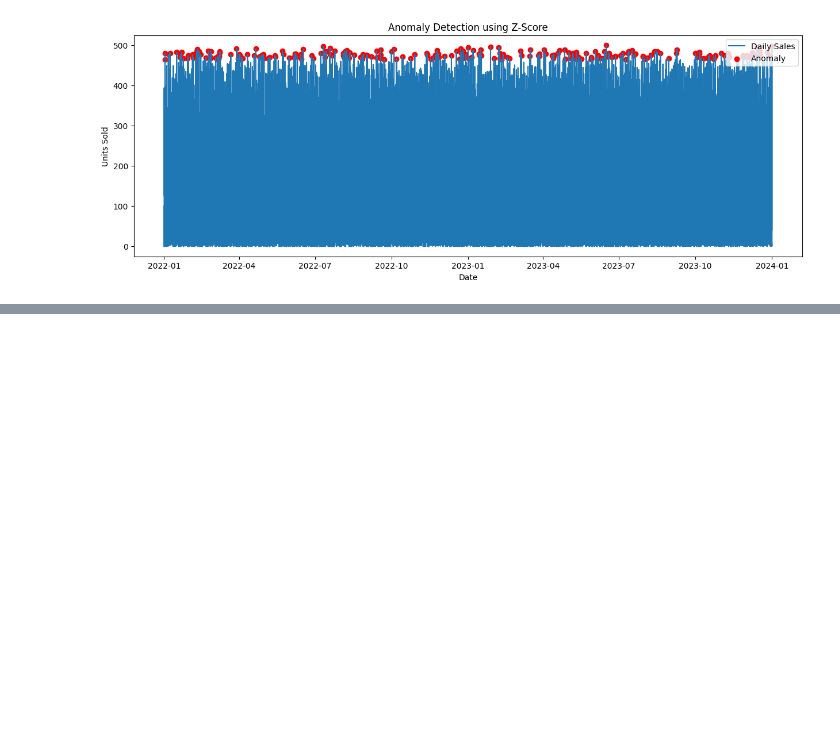
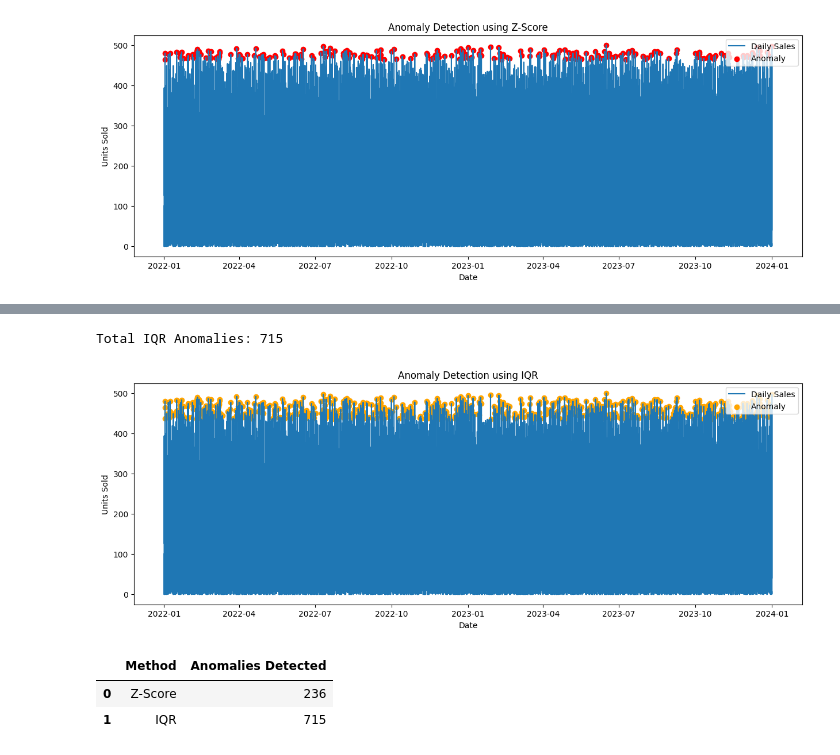
Before and after one commit to Adithyan-7/supply-chain-demand-forecasting, a Jupyter notebook: notebooks/03_anomaly_detection.ipynb, the cells around one changed output, grey strips where cells are left out. Cells and saved outputs as stored; diff of their text form; code cells hidden in the pictures; blank space fills up the shorter version.

Commit message:
Implement anomaly detection using IQR methods

```diff
--- a/notebooks/03_anomaly_detection.ipynb
+++ b/notebooks/03_anomaly_detection.ipynb
@@ -128,0 +143,8 @@ plt.show()
+# %%
+lower_bound = Q1 - 1.5 * IQR
+
+upper_bound = Q3 + 1.5 * IQR
+
+print(lower_bound)
+
+print(upper_bound)
@@ -128,0 +154,7 @@ plt.show()
+# %%
+iqr_anomalies = daily_sales[
+    (daily_sales["Units Sold"] < lower_bound)
+    |
+    (daily_sales["Units Sold"] > upper_bound)]
+
+iqr_anomalies
@@ -128,0 +175,45 @@ plt.show()
+# %%
+print("Total IQR Anomalies:", len(iqr_anomalies))
+# %% [output]
+Total IQR Anomalies: 715
+# %%
+plt.figure(figsize=(15,5))
+
+plt.plot(
+    daily_sales["Date"],
+    daily_sales["Units Sold"],
+    label="Daily Sales"
+)
+
+plt.scatter(
+    iqr_anomalies["Date"],
+    iqr_anomalies["Units Sold"],
+    color="orange",
+    label="Anomaly"
+)
+
+plt.title("Anomaly Detection using IQR")
+
+plt.xlabel("Date")
+
+plt.ylabel("Units Sold")
+
+plt.legend()
+
+plt.show()
+# %% [output]
+[figure, added]
+# %%
+comparison = pd.DataFrame({
+    "Method": ["Z-Score", "IQR"],
+    "Anomalies Detected": [
+        len(zscore_anomalies),
+        len(iqr_anomalies)
+    ]
+})
+
+comparison
+# %% [output]
+|  | Method | Anomalies Detected |
+| 0 | Z-Score | 236 |
+| 1 | IQR | 715 |
```
Also changed, not shown: parts of 5 cells of this notebook.
